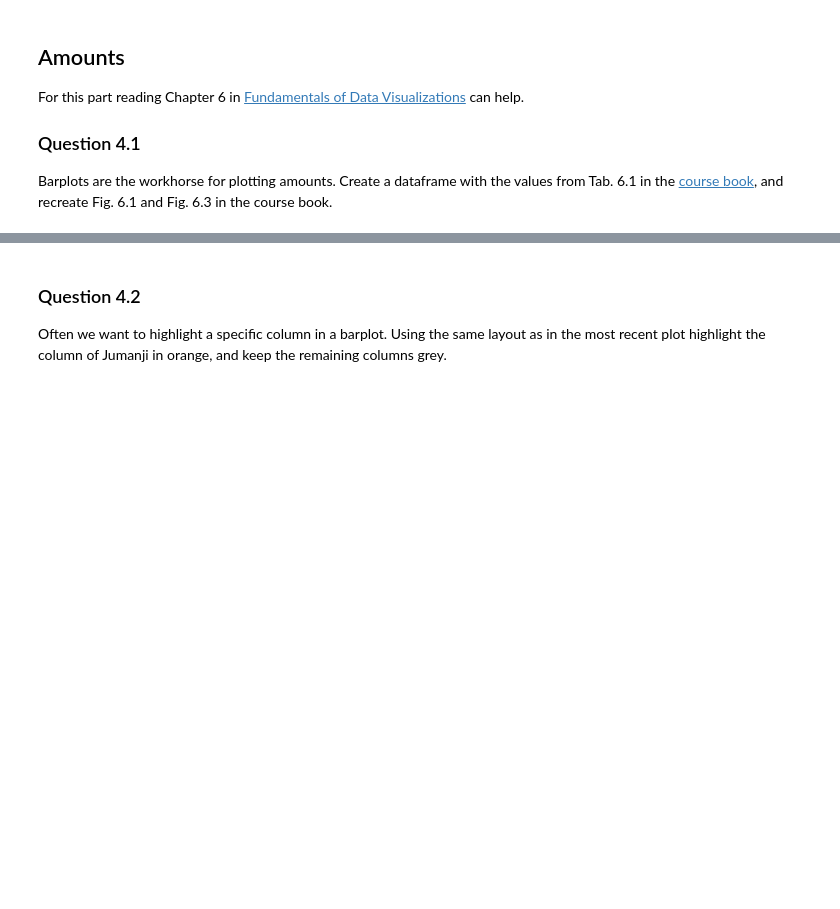
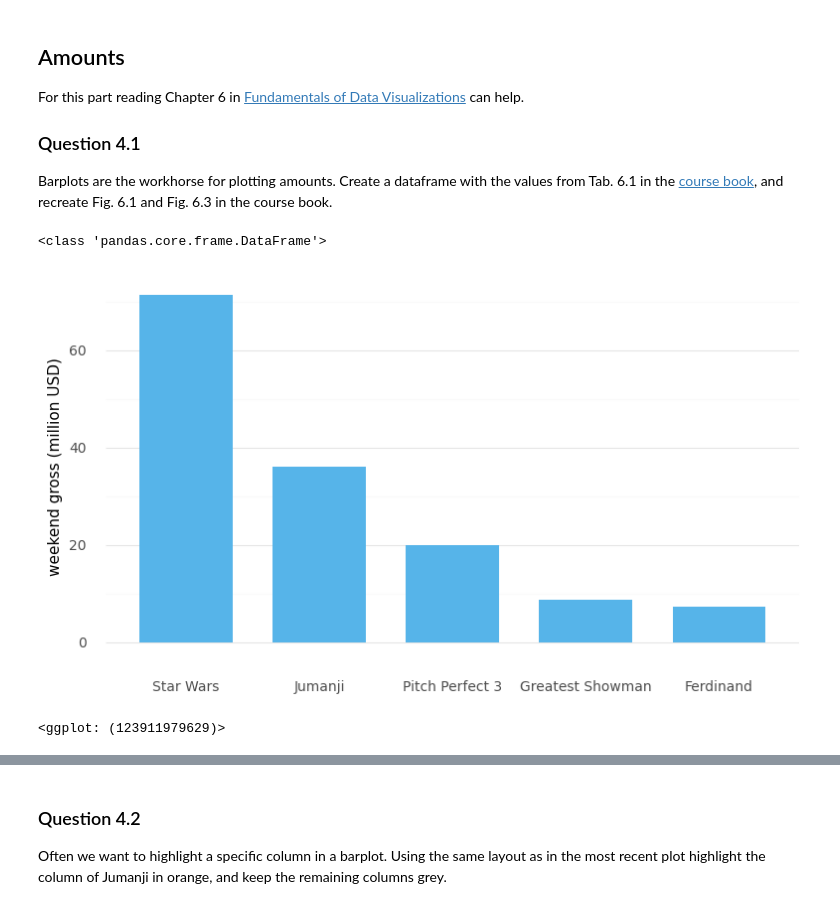
Before and after one commit to AxelEiman/SciVis, a Jupyter notebook: HW1/Homework1.ipynb, the cells around one changed output, grey strips where cells are left out. Drawn from its saved outputs; the diff is of its cells as text; code cells hidden in the pictures; blank space fills up the shorter version.

```diff
--- a/HW1/Homework1.ipynb
+++ b/HW1/Homework1.ipynb
@@ -268,0 +264,38 @@ Barplots are the workhorse for plotting amounts. Create a dataframe with the val
+# %%
+tab61 = pd.DataFrame({
+        'Rank': [1,2,3,4,5],
+        'Title': ['Star Wars: The Last Jedi', 'Jumanju: Welcome to the Jungle', 'Pitch Perfect 3', 'The Greatest Showman', 'Ferdinand'],
+        'Weekend Gross': [71565498, 36169328, 19928525, 8805843, 7316746]
+    })
+# %%
+# Insert code here for Fig. 6.1
+# Remember to print the visual
+
+test= tab61['Weekend Gross'].value_counts().index.tolist()
+
+# Alt 1: Original names, wack length
+pos = tab61.sort_values('Rank')['Title']
+tab61 = tab61.assign(TitleCat = pd.Categorical(tab61['Title'],
+                                categories=pos))
+
+# Alt 2: short names
+pos = ['Star Wars', 'Jumanji', 'Pitch Perfect 3', 'Greatest Showman', 'Ferdinand']
+tab61 = tab61.assign(TitleCat = pd.Categorical(pos,
+                                categories=pos))
+
+# Perhaps better to add a new column with divided values rather than messing with original?
+tab61['weekend gross (million USD)'] = tab61['Weekend Gross']/1000000
+print(type(tab61))
+(
+    ggplot(tab61, aes(x='TitleCat', y='weekend gross (million USD)'))
+    + geom_bar(stat='identity', fill=cbPalette[1], width=0.7)
+    + theme_minimal()
+    + theme(panel_grid_major_x=element_blank(),
+            figure_size=(9,5),
+            axis_title_x=element_blank(),
+            axis_text=element_text(size=10)) #
+)
+# %% [output]
+<class 'pandas.core.frame.DataFrame'>
+[figure, added]
+<ggplot: (123911979629)>
```
Also changed, not shown: parts of 10 cells of this notebook.
